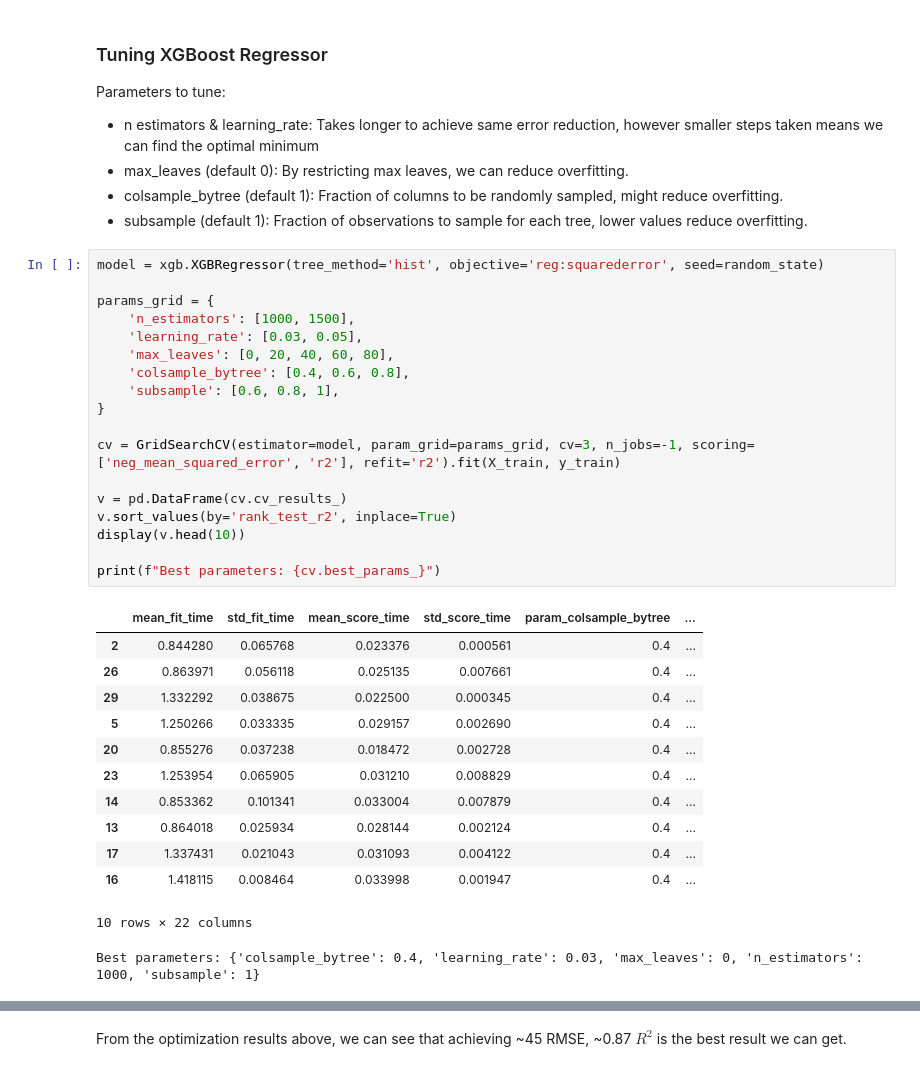
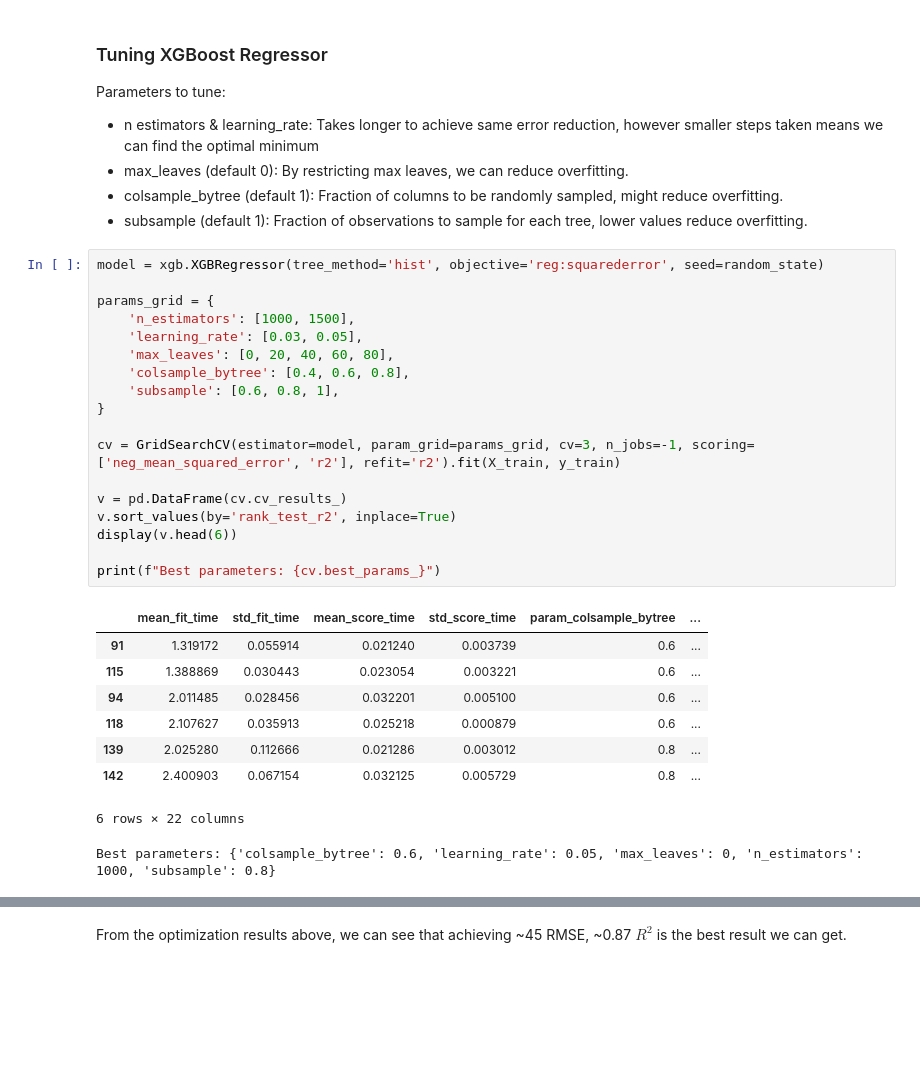
Before and after one commit to jingjietan/sc1015-project, a Jupyter notebook: machine-learning.ipynb, the cells around one changed output, grey strips where cells are left out. Drawn from its saved outputs; the diff is of its cells as text; blank space fills up the shorter version.

```diff
--- a/machine-learning.ipynb
+++ b/machine-learning.ipynb
@@ -349,35 +281,31 @@ Parameters to tune:
 # %%
 model = xgb.XGBRegressor(tree_method='hist', objective='reg:squarederror', seed=random_state)
 
 params_grid = {
     'n_estimators': [1000, 1500],
     'learning_rate': [0.03, 0.05],
     'max_leaves': [0, 20, 40, 60, 80],
     'colsample_bytree': [0.4, 0.6, 0.8],
     'subsample': [0.6, 0.8, 1],
 }
 
 cv = GridSearchCV(estimator=model, param_grid=params_grid, cv=3, n_jobs=-1, scoring=['neg_mean_squared_error', 'r2'], refit='r2').fit(X_train, y_train)
 
 v = pd.DataFrame(cv.cv_results_)
 v.sort_values(by='rank_test_r2', inplace=True)
-display(v.head(10))
+display(v.head(6))
 
 print(f"Best parameters: {cv.best_params_}")
 # %% [output]
 |  | mean_fit_time | std_fit_time | mean_score_time | std_score_time | param_colsample_bytree | ... |
-| 2 | 0.844280 | 0.065768 | 0.023376 | 0.000561 | 0.4 | ... |
-| 26 | 0.863971 | 0.056118 | 0.025135 | 0.007661 | 0.4 | ... |
-| 29 | 1.332292 | 0.038675 | 0.022500 | 0.000345 | 0.4 | ... |
-| 5 | 1.250266 | 0.033335 | 0.029157 | 0.002690 | 0.4 | ... |
-| 20 | 0.855276 | 0.037238 | 0.018472 | 0.002728 | 0.4 | ... |
-| 23 | 1.253954 | 0.065905 | 0.031210 | 0.008829 | 0.4 | ... |
-| 14 | 0.853362 | 0.101341 | 0.033004 | 0.007879 | 0.4 | ... |
-| 13 | 0.864018 | 0.025934 | 0.028144 | 0.002124 | 0.4 | ... |
-| 17 | 1.337431 | 0.021043 | 0.031093 | 0.004122 | 0.4 | ... |
-| 16 | 1.418115 | 0.008464 | 0.033998 | 0.001947 | 0.4 | ... |
+| 91 | 1.319172 | 0.055914 | 0.021240 | 0.003739 | 0.6 | ... |
+| 115 | 1.388869 | 0.030443 | 0.023054 | 0.003221 | 0.6 | ... |
+| 94 | 2.011485 | 0.028456 | 0.032201 | 0.005100 | 0.6 | ... |
+| 118 | 2.107627 | 0.035913 | 0.025218 | 0.000879 | 0.6 | ... |
+| 139 | 2.025280 | 0.112666 | 0.021286 | 0.003012 | 0.8 | ... |
+| 142 | 2.400903 | 0.067154 | 0.032125 | 0.005729 | 0.8 | ... |
-10 rows × 22 columns
+6 rows × 22 columns
-Best parameters: {'colsample_bytree': 0.4, 'learning_rate': 0.03, 'max_leaves': 0, 'n_estimators': 1000, 'subsample': 1}
+Best parameters: {'colsample_bytree': 0.6, 'learning_rate': 0.05, 'max_leaves': 0, 'n_estimators': 1000, 'subsample': 0.8}
 # %%
 model = xgb.XGBRegressor(**cv.best_params_,random_state=random_state).fit(X_train, y_train)
 simulate(model, XXyy, 'GridSearch CV XGBoost Regressor')
```
Also changed, not shown: parts of 34 cells of this notebook, 3 other files.
